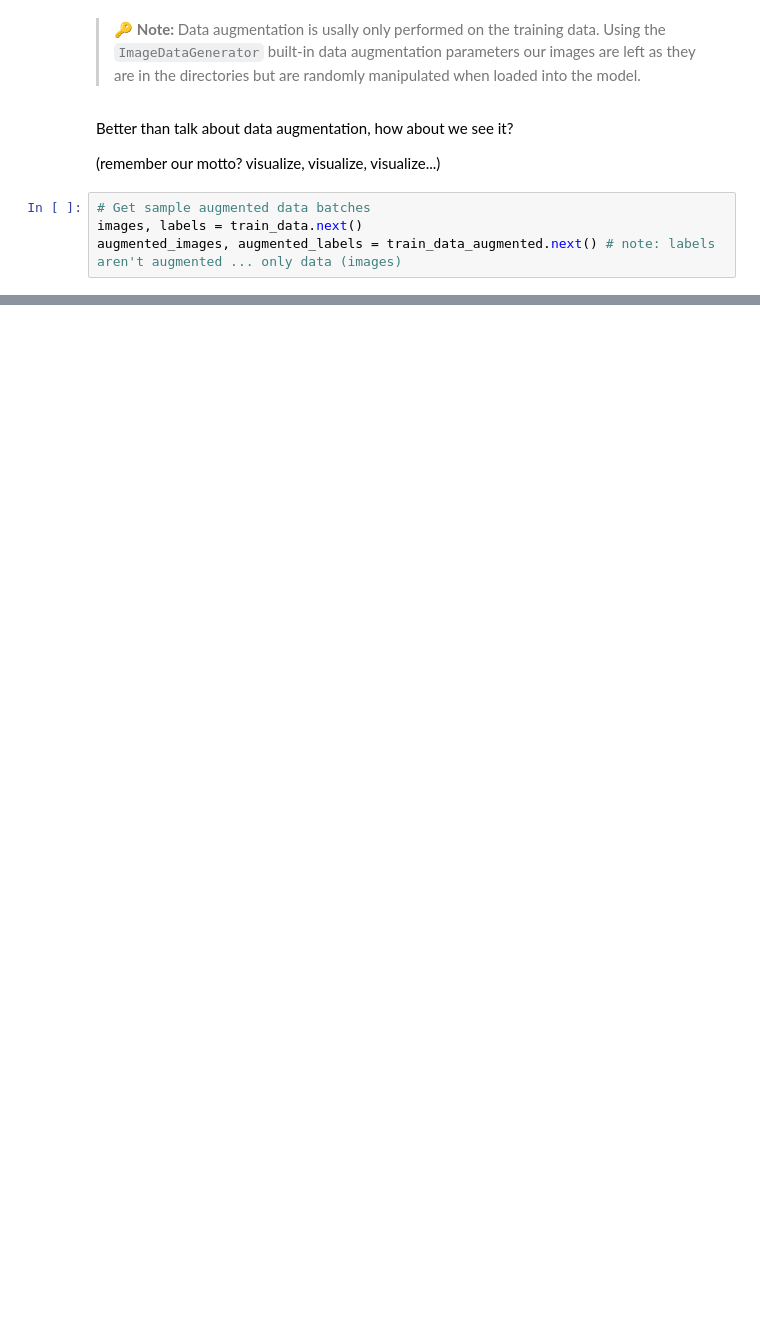
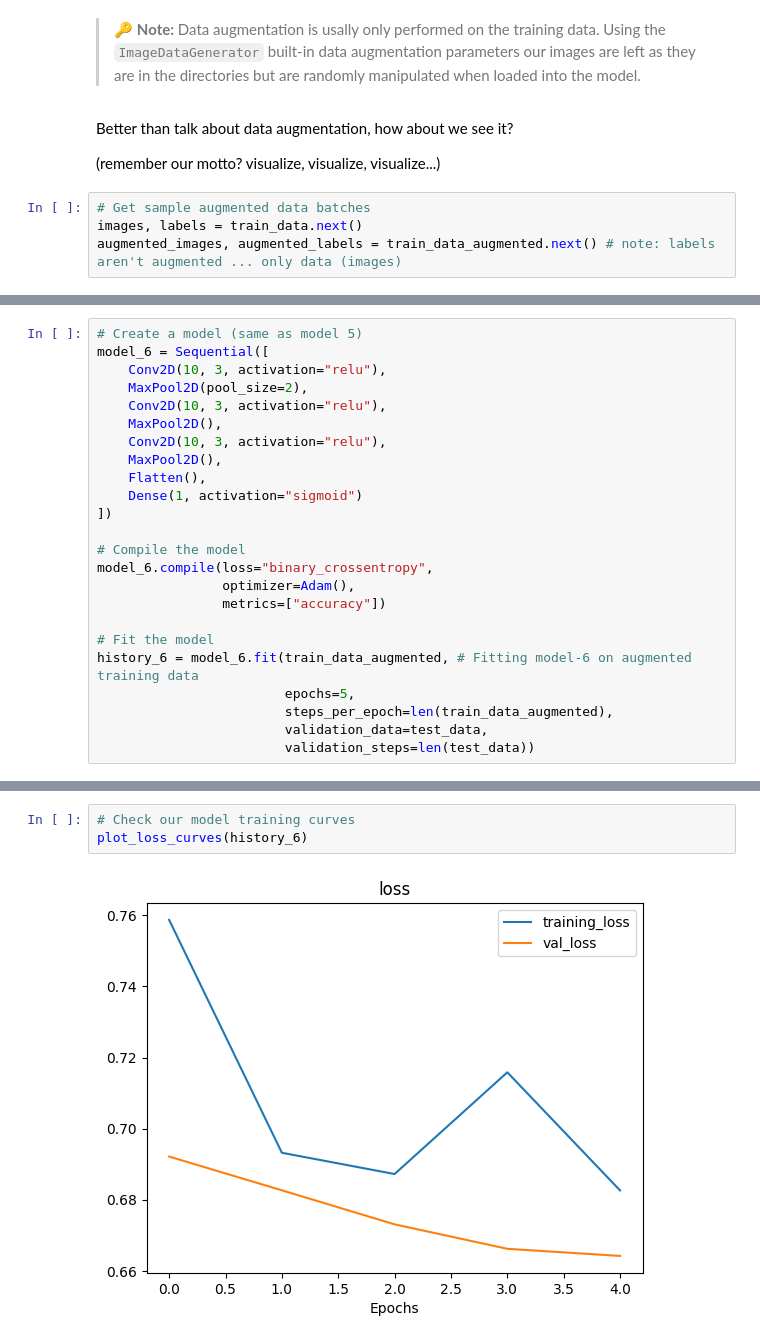
Before and after one commit to Hamedkalantari0111/TensorFlow-Developer, a Jupyter notebook: 03_convolutional_neural_networks_in_tensorflow_Hamed.ipynb, the cells around one changed output, grey strips where cells are left out. Cells and saved outputs as stored; diff of their text form; blank space fills up the shorter version.

```diff
--- a/03_convolutional_neural_networks_in_tensorflow_Hamed.ipynb
+++ b/03_convolutional_neural_networks_in_tensorflow_Hamed.ipynb
@@ -1247,0 +1262,24 @@ Showing image number: 3
+# %%
+# Create a model (same as model 5)
+model_6 = Sequential([
+    Conv2D(10, 3, activation="relu"),
+    MaxPool2D(pool_size=2),
+    Conv2D(10, 3, activation="relu"),
+    MaxPool2D(),
+    Conv2D(10, 3, activation="relu"),
+    MaxPool2D(),
+    Flatten(),
+    Dense(1, activation="sigmoid")
+])
+
+# Compile the model
+model_6.compile(loss="binary_crossentropy",
+                optimizer=Adam(),
+                metrics=["accuracy"])
+
+# Fit the model
+history_6 = model_6.fit(train_data_augmented, # Fitting model-6 on augmented training data
+                        epochs=5,
+                        steps_per_epoch=len(train_data_augmented),
+                        validation_data=test_data,
+                        validation_steps=len(test_data))
@@ -1247,0 +1297,5 @@ Showing image number: 3
+# %%
+# Check our model training curves
+plot_loss_curves(history_6)
+# %% [output]
+[figure, added]
```
Also changed, not shown: parts of 46 cells of this notebook.
